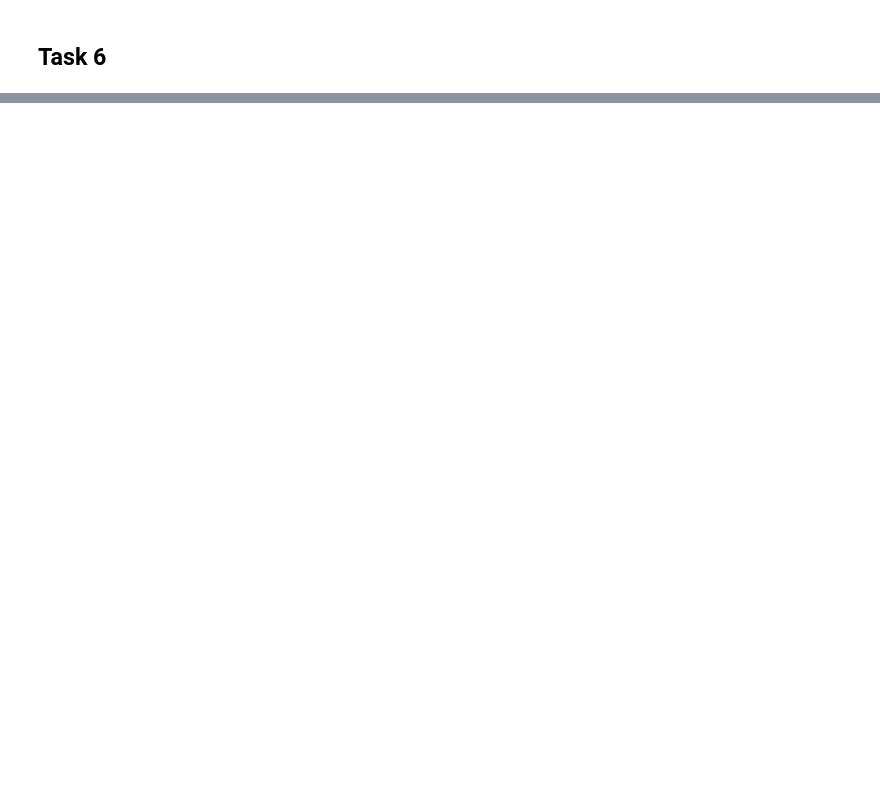
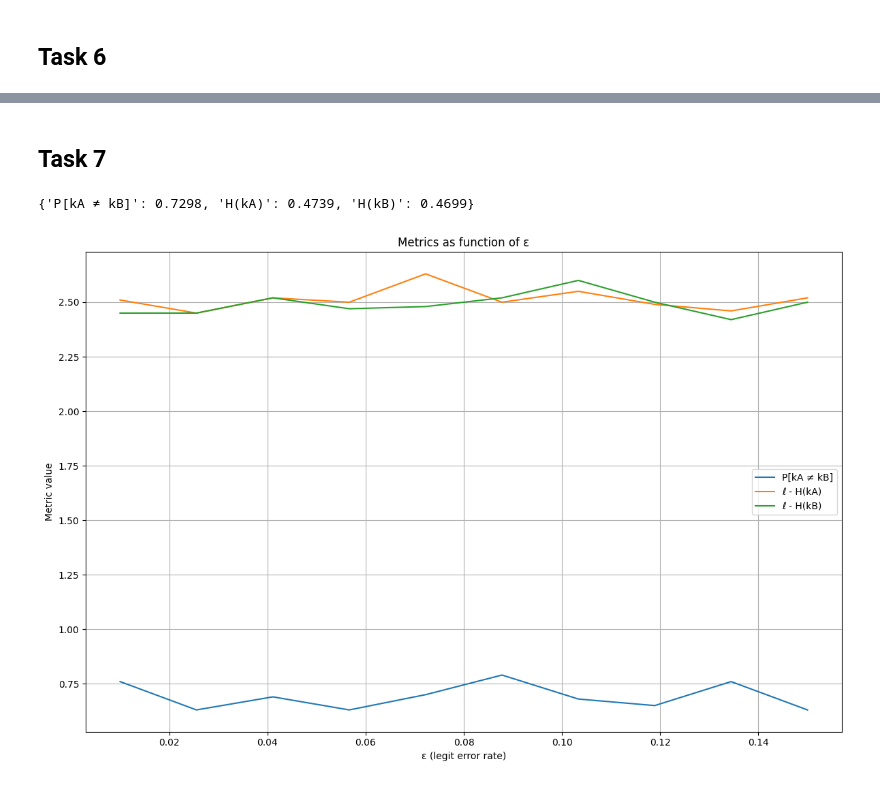
Before and after one commit to Massimo-Vettorello/Lab4I-S, a Jupyter notebook: code_sudormrf.ipynb, the cells around one changed output, grey strips where cells are left out. Drawn from its saved outputs; the diff is of its cells as text; code cells hidden in the pictures; blank space fills up the shorter version.

Commit message:
Task 7 eval sub #1,#2 + plots

```diff
--- a/code_sudormrf.ipynb
+++ b/code_sudormrf.ipynb
@@ -285,14 +291,7 @@ Success probability of information reconciliation for Eve: 0.36
 # %% [markdown]
 ## Task 4
 # %%
-A = np.array([
-    [1, 0, 0, 0, 0, 0, 1],
-    [0, 1, 0, 0, 1, 1, 0],
-    [0, 0, 1, 0, 1, 0, 0],
-    [0, 0, 0, 1, 1, 0, 0]
-])
-
-def det_privacy_amplification(x, A=A):
+def det_privacy_amplification(x, A):
     return np.dot(A, x) % 2
 
 
@@ -303,7 +302,7 @@ def prob_privacy_amplification(x, l):
     return result
 
 
-def privacy_amplification(x, l, A = A):
+def privacy_amplification(x, A, l):
     x_prime = det_privacy_amplification(x, A)
     k = prob_privacy_amplification(x_prime, l)
     return k
@@ -475,0 +505,2 @@ Success probability of information reconciliation for Eve: 0.26
+# %% [markdown]
+## Task 7
@@ -475,0 +542,37 @@ Success probability of information reconciliation for Eve: 0.26
+# %%
+epsilons = np.linspace(0.01, 0.15, 10)
+epsilon = 0.1
+
+res = monte_carlo(n_trials=10000, legit_error=0.1, eaves_error=0.25, l=2, H=H, A=A)
+
+print(res)
+# %% [output]
+{'P[kA ≠ kB]': 0.7298, 'H(kA)': 0.4739, 'H(kB)': 0.4699}
+# %%
+epsilons = np.linspace(0.01, 0.15, 10)
+results_eps = []
+
+for eps in epsilons:
+    res = monte_carlo(n_trials=100, legit_error=eps, eaves_error=0.25, l=2, H=H, A=A)
+    results_eps.append(res)
+
+# Estrai metriche
+mismatch = [r["P[kA ≠ kB]"] for r in results_eps]
+entropy_gap_A = [3 - r["H(kA)"] for r in results_eps]
+entropy_gap_B = [3 - r["H(kB)"] for r in results_eps]
+
+
+# Plot
+plt.figure(figsize=(12, 8))
+plt.plot(epsilons, mismatch, label="P[kA ≠ kB]")
+plt.plot(epsilons, entropy_gap_A, label="ℓ - H(kA)")
+plt.plot(epsilons, entropy_gap_B, label="ℓ - H(kB)")
+plt.xlabel("ε (legit error rate)")
+plt.ylabel("Metric value")
+plt.title("Metrics as function of ε")
+plt.legend()
+plt.grid(True)
+plt.tight_layout()
+plt.show()
+# %% [output]
+[figure, added]
```
Also changed, not shown: parts of 15 cells of this notebook.
